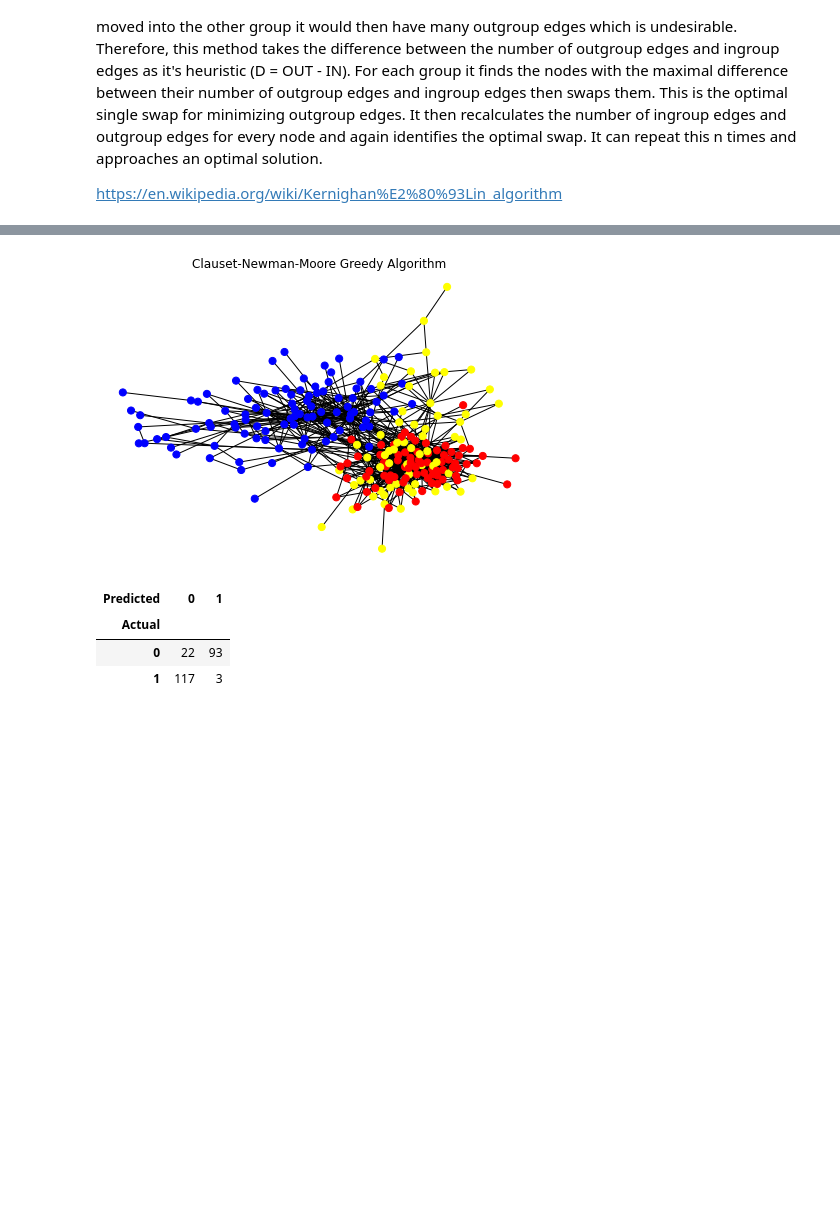
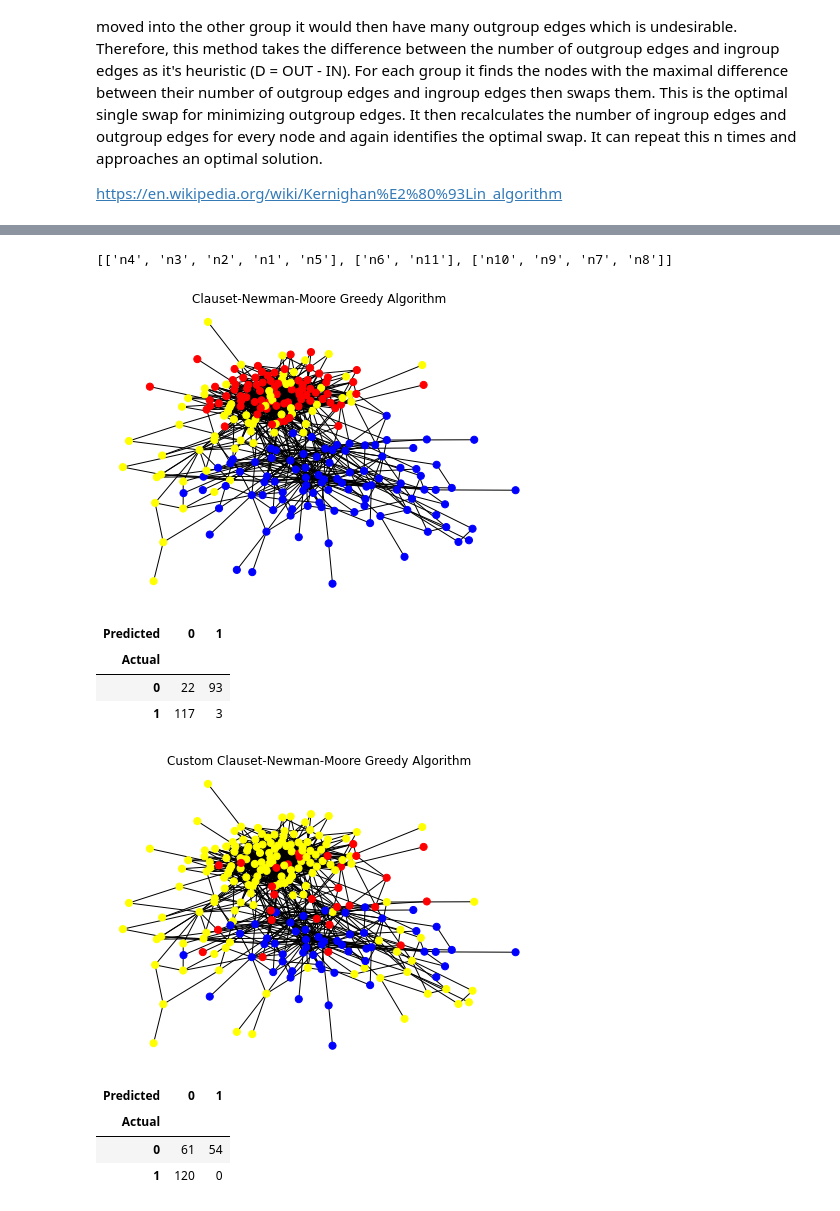
Before and after one commit to matthewbbone/philosophernet, a Jupyter notebook: commDetect.ipynb, the cells around one changed output, grey strips where cells are left out. Saved outputs shown, nothing was run; the diff lists cells and outputs as text; code cells hidden in the pictures; blank space fills up the shorter version.

Commit message:
add clause newman moore custom

```diff
--- a/commDetect.ipynb
+++ b/commDetect.ipynb
@@ -212,12 +382,55 @@ color_gen('custom_klb', 'Custom Kernighan-Lin Bisection')
+# %%
+G1 = nx.Graph()
+G1.add_edge('n1','n2')
+G1.add_edge('n1','n3')
+G1.add_edge('n1','n4')
+G1.add_edge('n2','n3')
+G1.add_edge('n3','n4')
+G1.add_edge('n3','n5')
+G1.add_edge('n5','n6')
+G1.add_edge('n5','n7')
+G1.add_edge('n5','n8')
+G1.add_edge('n6','n7')
+G1.add_edge('n7','n8')
+
+G2 = nx.Graph()
+G2.add_edge('n1','n5')
+G2.add_edge('n2','n5')
+G2.add_edge('n3','n5')
+G2.add_edge('n4','n5')
+G2.add_edge('n5','n6')
+G2.add_edge('n6','n7')
+G2.add_edge('n7','n8')
+G2.add_edge('n7','n9')
+G2.add_edge('n7','n10')
+G2.add_edge('n5','n11')
+G2.add_edge('n11','n7')
+G2.add_edge('n6','n11')
+
+
+m = mod_matrix(G2)
+m.modularize()
+m.best_comm()
+# %% [output]
+[['n4', 'n3', 'n2', 'n1', 'n5'], ['n6', 'n11'], ['n10', 'n9', 'n7', 'n8']]
 # %%
 create_comms(community.greedy_modularity_communities(G), 'cnm')
+m = mod_matrix(G)
+m.modularize()
+create_comms(m.best_comm(), 'custom_cnm')
 color_gen('cnm', 'Clauset-Newman-Moore Greedy Algorithm')
+color_gen('custom_cnm', 'Custom Clauset-Newman-Moore Greedy Algorithm')
 # %% [output]
-[figure, old version]
+[figure, new version]
 | Predicted | 0 | 1 |
 | Actual |  |  |
 | 0 | 22 | 93 |
 | 1 | 117 | 3 |
+[figure, added]
+| Predicted | 0 | 1 |
+| Actual |  |  |
+| 0 | 61 | 54 |
+| 1 | 120 | 0 |
 # %%
 iter_comms(community.label_propagation_communities(G), 'lab')
 color_gen('lab', 'Label Propagation')
```
Also changed, not shown: parts of 10 cells of this notebook.
